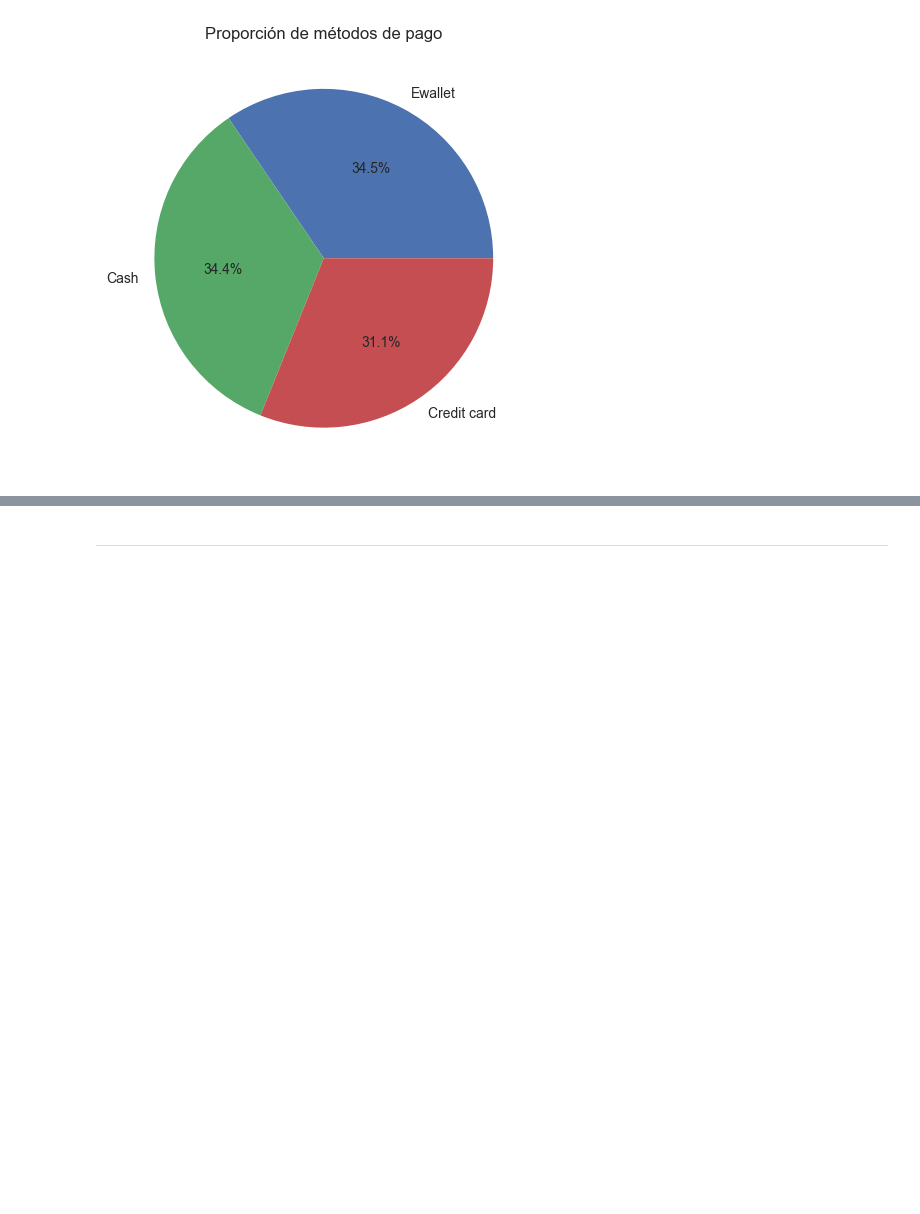
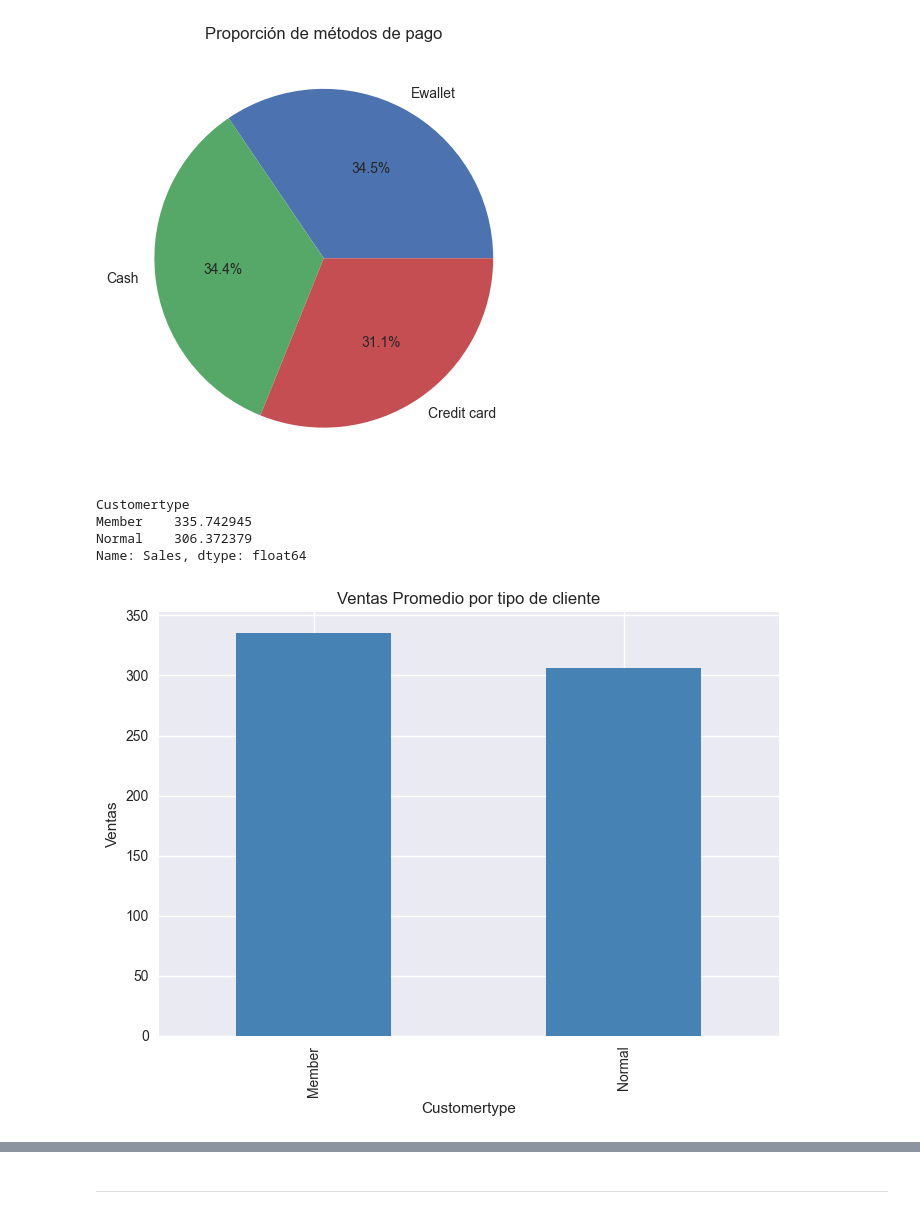
Before and after one commit to skev24/Python-para-el-Ana-lisis-de-Datos, a Jupyter notebook: Practices/Practica_Tema1.ipynb, the cells around one changed output, grey strips where cells are left out. Saved outputs shown, nothing was run; the diff lists cells and outputs as text; code cells hidden in the pictures; blank space fills up the shorter version.

```diff
--- a/Practices/Practica_Tema1.ipynb
+++ b/Practices/Practica_Tema1.ipynb
@@ -389,3 +404,22 @@ plt.style.use('seaborn-v0_8')
 plt.show()
 # %% [output]
 [figure]
+# %%
+# Ventas promedio por tipo de clientes
+ventas_promedio_tipoCliente = df_SuperMarketAnalysis_csv.groupby('Customertype')['Sales'].mean()
+ventas_promedio_tipoCliente
+# %% [output]
+Customertype
+Member    335.742945
+Normal    306.372379
+Name: Sales, dtype: float64
+# %%
+# Reto adicional: comparar las ventas promedio por tipo de cliente en un solo gráfico.
+
+ventas_promedio_tipoCliente.plot(kind='bar', color='steelblue')
+plt.title('Ventas Promedio por tipo de cliente')
+plt.ylabel('Ventas')
+plt.style.use('seaborn-v0_8')
+plt.show()
+# %% [output]
+[figure, added]
```
Also changed, not shown: parts of 8 cells of this notebook.
